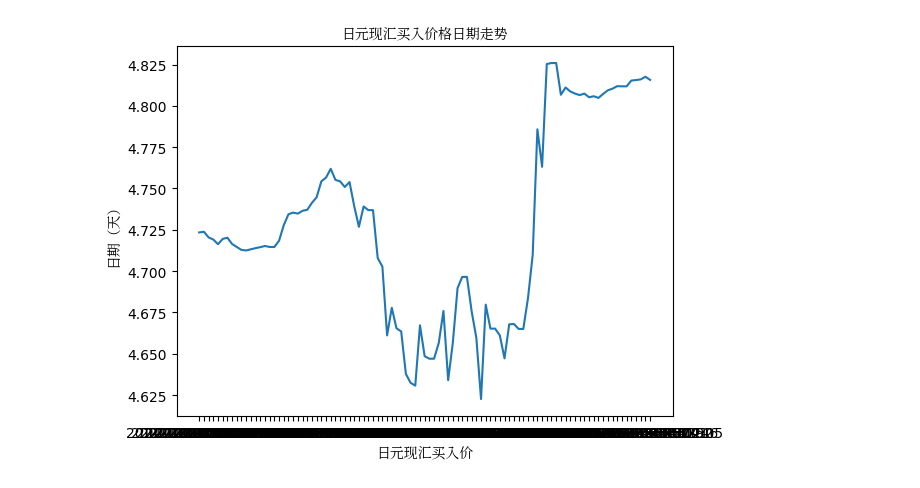
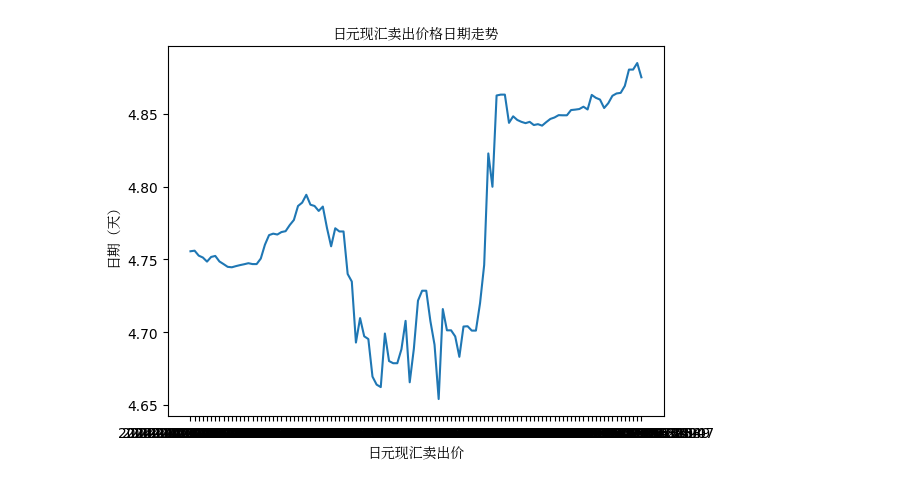
Before and after one commit to secary/exchange, a Jupyter notebook: process/processor.ipynb, the cells around one changed output. Saved outputs shown, nothing was run; the diff lists cells and outputs as text; code cells hidden in the pictures.

```diff
--- a/process/processor.ipynb
+++ b/process/processor.ipynb
@@ -7,7 +7,7 @@ import matplotlib.font_manager as fm
 font_path = '/usr/share/fonts/opentype/noto/NotoSerifCJK-Regular.ttc'
 prop = fm.FontProperties(fname=font_path)
 # %%
-df = pd.read_csv('data/ExchangeRates.csv')
+df = pd.read_csv('ExchangeRates.csv')
 df
 # %% [output]
 |  | Currency | 现汇买入 | 现钞买入 | 现汇卖出 | 现钞卖出 | 中行折算 | Date | Time | Locals |
@@ -26,8 +26,8 @@ df
 # %%
-groups = df.groupby('Currency')[['现汇买入', 'Date']]
+groups = df.groupby('Currency')[['现汇卖出', 'Date']]
 dfs = {name: group for name, group in groups}
-aud = dfs['澳大利亚元']
-jpy = dfs['日元']
-aud.to_csv('data/aud.csv')
-jpy.to_csv('data/jpy.csv')
+aud = dfs['澳大利亚元'].dropna()
+jpy = dfs['日元'].dropna()
+aud.to_csv('aud.csv')
+jpy.to_csv('jpy.csv')
 # %%
@@ -41,8 +41,8 @@ plt.show()
 # %%
-plt.plot(jpy['Date'], jpy['现汇买入'])
-plt.title('日元现汇买入价格日期走势', fontproperties=prop)
-plt.xlabel('日元现汇买入价', fontproperties=prop)
+plt.plot(jpy['Date'], jpy['现汇卖出'])
+plt.title('日元现汇卖出价格日期走势', fontproperties=prop)
+plt.xlabel('日元现汇卖出价', fontproperties=prop)
 plt.ylabel('日期（天）', fontproperties=prop)
 plt.show()
 # %% [output]
-[figure, old version]
+[figure, new version]
```
Also changed, not shown: parts of 2 cells of this notebook.
